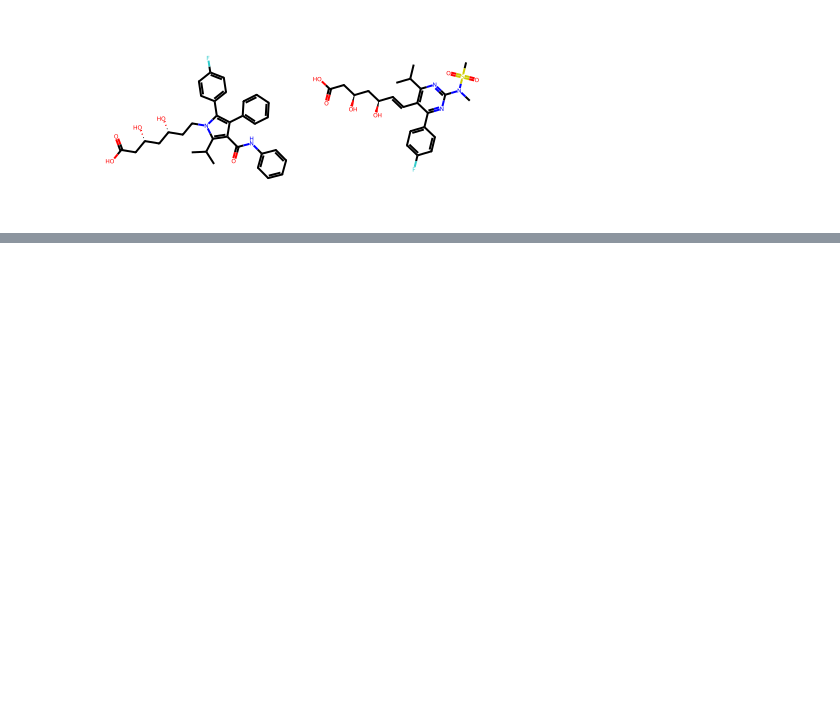
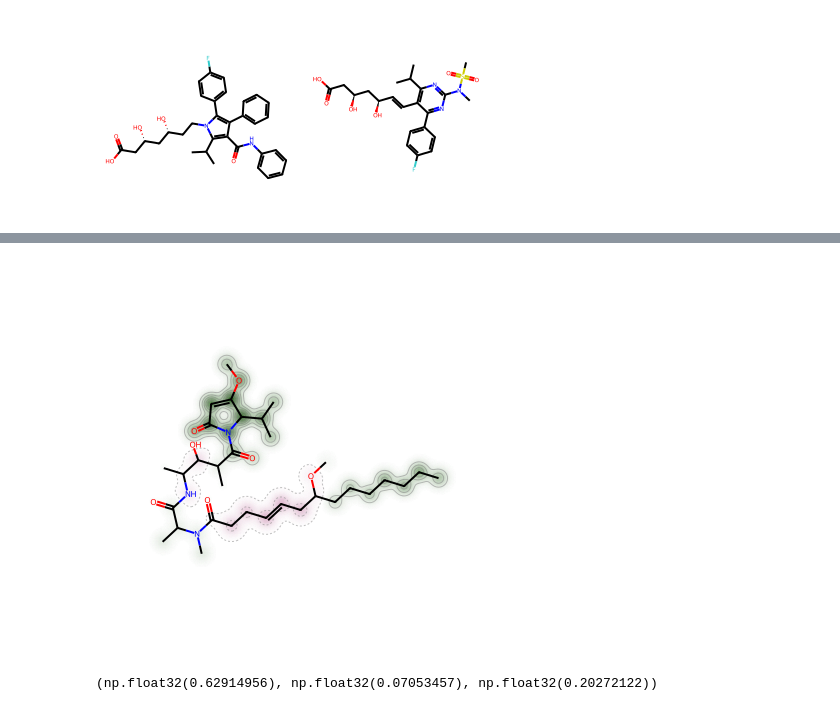
Before and after one commit to xwd0418/Spectre, a Jupyter notebook: notebook_and_scripts/SMILES_fragmenting/similarity_mapping_study.ipynb, the cells around one changed output, grey strips where cells are left out. Saved outputs shown, nothing was run; the diff lists cells and outputs as text; code cells hidden in the pictures; blank space fills up the shorter version.

```diff
--- a/notebook_and_scripts/SMILES_fragmenting/similarity_mapping_study.ipynb
+++ b/notebook_and_scripts/SMILES_fragmenting/similarity_mapping_study.ipynb
@@ -31,7 +42,0 @@ show_png(d.GetDrawingText())
-# %%
-import random
-weights = [random.random() for atomId in range(atorvastatin.GetNumAtoms())]
-d = Draw.MolDraw2DCairo(400, 400)
-SimilarityMaps.GetSimilarityMapFromWeights(atorvastatin,weights,draw2d=d)
-d.FinishDrawing()
-show_png(d.GetDrawingText())
@@ -59,0 +53,8 @@ weights
+# %%
+weights = [0.050793650793650835, 0.07218045112781957, 0.061407249466950975, 0.061407249466950975, 0.046481876332622574, 0.04210526315789476, 0.02857142857142858, -0.007087486157253631, -0.03296703296703296, -0.03809523809523807, -0.03809523809523807, -0.027917121046892035, -0.027917121046892035, -0.00219780219780219, 0.0017057569296374808, 0.01318681318681314, 0.016631130063965882, 0.01318681318681314, 0.016631130063965882, 0.01318681318681314, 0.0017057569296374808, -0.012649945474372926, -0.00219780219780219, 0.0017057569296374808, -0.01758241758241763, 0.0017057569296374808, 0.01318681318681314, 0.0017057569296374808, 0.05492801771871536, 0.03155650319829428, 0.10888638920134985, 0.10143964562569208, 0.061407249466950975, 0.10549450549450545, 0.12857142857142856, 0.08311688311688314, 0.050793650793650835, 0.12463442069741282, 0.08311688311688314, 0.050793650793650835, 0.050793650793650835, -0.007792207792207795, 0.006349206349206327]
+
+SimilarityMaps.GetSimilarityMapFromWeights(s1,weights,draw2d=d)
+d.FinishDrawing()
+show_png(d.GetDrawingText())
+# %% [output]
+[figure, added]
@@ -59,0 +81,4 @@ weights
+# %%
+cosine_similarity(FP_kav, FP_s1), cosine_similarity(FP_kav, FP_single_atom_8), cosine_similarity(FP_s1, FP_single_atom_8)
+# %% [output]
+(np.float32(0.62914956), np.float32(0.07053457), np.float32(0.20272122))
```
Also changed, not shown: parts of 20 cells of this notebook, 11 other files.
